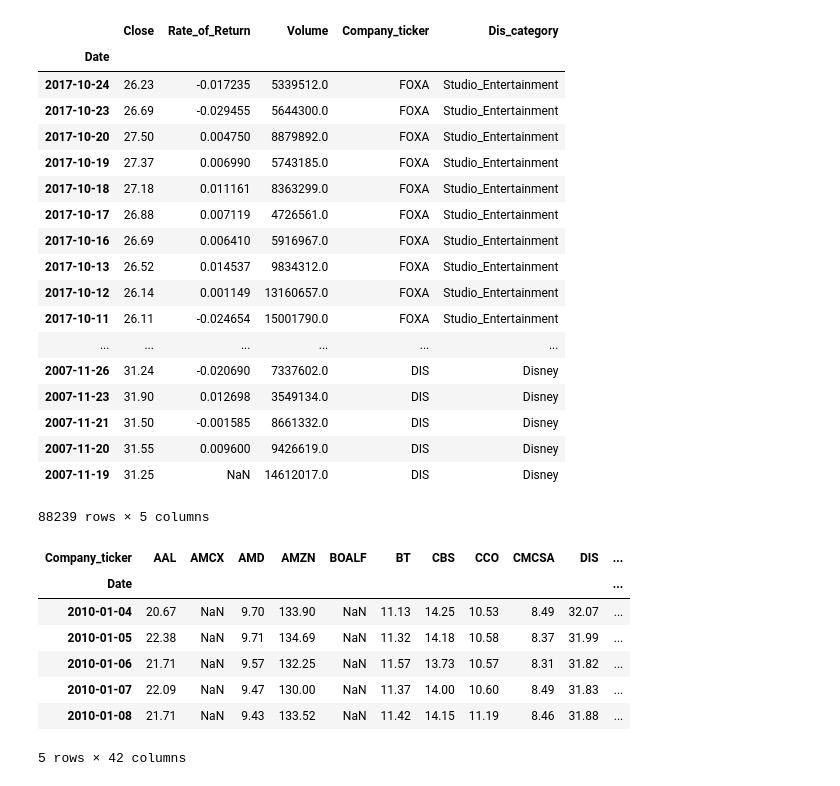
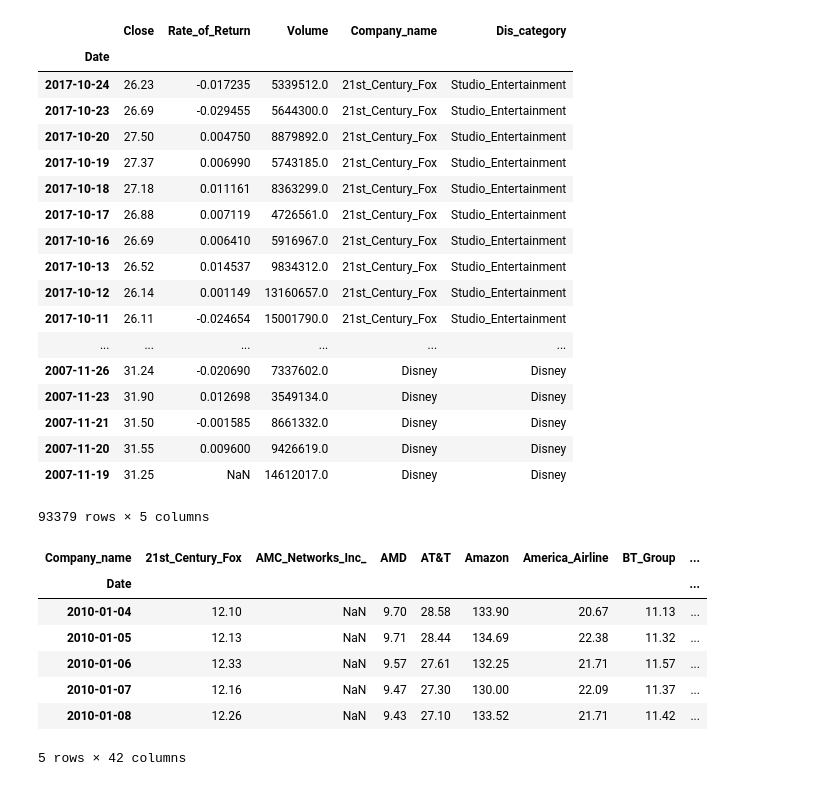
Before and after one commit to amyipliu/Project-Portfolio-, a Jupyter notebook: Clean Datas/Stock Price/Company_Stock - Hao Gong.ipynb, the cells around one changed output. Cells and saved outputs as stored; diff of their text form; code cells hidden in the pictures.

```diff
--- a/Clean Datas/Stock Price/Company_Stock - Hao Gong.ipynb
+++ b/Clean Datas/Stock Price/Company_Stock - Hao Gong.ipynb
@@ -7,51 +7,46 @@ import seaborn as sns
 import numpy as np
 
 df = pd.read_csv('company_stock.csv', index_col = 'Date', parse_dates=True)
-close_px = df['Close']#assign close price
-close_px.shift(-1)
-rets = close_px / close_px.shift(-1) - 1
-rets.head()
-df['Rate_of_Return'] = rets #add rets to df as a column
-df
-df1 = df.loc[:,['Close','Rate_of_Return','Volume','Company_ticker','Dis_category']]
+#df
+df1 = df.loc[:,['Close','Rate_of_Return','Volume','Company_name','Dis_category']]
 df1
 # %% [output]
-|  | Close | Rate_of_Return | Volume | Company_ticker | Dis_category |
+|  | Close | Rate_of_Return | Volume | Company_name | Dis_category |
 | Date |  |  |  |  |  |
-| 2017-10-24 | 26.23 | -0.017235 | 5339512.0 | FOXA | Studio_Entertainment |
-| 2017-10-23 | 26.69 | -0.029455 | 5644300.0 | FOXA | Studio_Entertainment |
-| 2017-10-20 | 27.50 | 0.004750 | 8879892.0 | FOXA | Studio_Entertainment |
-| 2017-10-19 | 27.37 | 0.006990 | 5743185.0 | FOXA | Studio_Entertainment |
-| 2017-10-18 | 27.18 | 0.011161 | 8363299.0 | FOXA | Studio_Entertainment |
-| 2017-10-17 | 26.88 | 0.007119 | 4726561.0 | FOXA | Studio_Entertainment |
-| 2017-10-16 | 26.69 | 0.006410 | 5916967.0 | FOXA | Studio_Entertainment |
-| 2017-10-13 | 26.52 | 0.014537 | 9834312.0 | FOXA | Studio_Entertainment |
-| 2017-10-12 | 26.14 | 0.001149 | 13160657.0 | FOXA | Studio_Entertainment |
-| 2017-10-11 | 26.11 | -0.024654 | 15001790.0 | FOXA | Studio_Entertainment |
+| 2017-10-24 | 26.23 | -0.017235 | 5339512.0 | 21st_Century_Fox | Studio_Entertainment |
+| 2017-10-23 | 26.69 | -0.029455 | 5644300.0 | 21st_Century_Fox | Studio_Entertainment |
+| 2017-10-20 | 27.50 | 0.004750 | 8879892.0 | 21st_Century_Fox | Studio_Entertainment |
+| 2017-10-19 | 27.37 | 0.006990 | 5743185.0 | 21st_Century_Fox | Studio_Entertainment |
+| 2017-10-18 | 27.18 | 0.011161 | 8363299.0 | 21st_Century_Fox | Studio_Entertainment |
+| 2017-10-17 | 26.88 | 0.007119 | 4726561.0 | 21st_Century_Fox | Studio_Entertainment |
+| 2017-10-16 | 26.69 | 0.006410 | 5916967.0 | 21st_Century_Fox | Studio_Entertainment |
+| 2017-10-13 | 26.52 | 0.014537 | 9834312.0 | 21st_Century_Fox | Studio_Entertainment |
+| 2017-10-12 | 26.14 | 0.001149 | 13160657.0 | 21st_Century_Fox | Studio_Entertainment |
+| 2017-10-11 | 26.11 | -0.024654 | 15001790.0 | 21st_Century_Fox | Studio_Entertainment |
 | ... | ... | ... | ... | ... | ... |
-| 2007-11-26 | 31.24 | -0.020690 | 7337602.0 | DIS | Disney |
-| 2007-11-23 | 31.90 | 0.012698 | 3549134.0 | DIS | Disney |
-| 2007-11-21 | 31.50 | -0.001585 | 8661332.0 | DIS | Disney |
-| 2007-11-20 | 31.55 | 0.009600 | 9426619.0 | DIS | Disney |
-| 2007-11-19 | 31.25 | NaN | 14612017.0 | DIS | Disney |
+| 2007-11-26 | 31.24 | -0.020690 | 7337602.0 | Disney | Disney |
+| 2007-11-23 | 31.90 | 0.012698 | 3549134.0 | Disney | Disney |
+| 2007-11-21 | 31.50 | -0.001585 | 8661332.0 | Disney | Disney |
+| 2007-11-20 | 31.55 | 0.009600 | 9426619.0 | Disney | Disney |
+| 2007-11-19 | 31.25 | NaN | 14612017.0 | Disney | Disney |
-88239 rows × 5 columns
+93379 rows × 5 columns
 # %%
 ###Analysis for all related companies###
 
 #close price
 test = pd.DataFrame(df1).reset_index()
-df1_pivot = test.pivot(index = 'Date', columns = 'Company_ticker', values = 'Close')
+df1_pivot = test.pivot(index = 'Date', columns = 'Company_name', values = 'Close')
 df1_pivot = df1_pivot.dropna(how = 'all')
 df1_pivot = df1_pivot['2010-01-01':'2017-12-24']
 df1_pivot.head()
 # %% [output]
-| Company_ticker | AAL | AMCX | AMD | AMZN | BOALF | BT | CBS | CCO | CMCSA | DIS | ... |
-| Date |  |  |  |  |  |  |  |  |  |  | ... |
-| 2010-01-04 | 20.67 | NaN | 9.70 | 133.90 | NaN | 11.13 | 14.25 | 10.53 | 8.49 | 32.07 | ... |
-| 2010-01-05 | 22.38 | NaN | 9.71 | 134.69 | NaN | 11.32 | 14.18 | 10.58 | 8.37 | 31.99 | ... |
-| 2010-01-06 | 21.71 | NaN | 9.57 | 132.25 | NaN | 11.57 | 13.73 | 10.57 | 8.31 | 31.82 | ... |
-| 2010-01-07 | 22.09 | NaN | 9.47 | 130.00 | NaN | 11.37 | 14.00 | 10.60 | 8.49 | 31.83 | ... |
-| 2010-01-08 | 21.71 | NaN | 9.43 | 133.52 | NaN | 11.42 | 14.15 | 11.19 | 8.46 | 31.88 | ... |
+| Company_name | 21st_Century_Fox | AMC_Networks_Inc_ | AMD | AT&T | Amazon | America_Airline | BT_Group | ... |
+| Date |  |  |  |  |  |  |  | ... |
+| 2010-01-04 | 12.10 | NaN | 9.70 | 28.58 | 133.90 | 20.67 | 11.13 | ... |
+| 2010-01-05 | 12.13 | NaN | 9.71 | 28.44 | 134.69 | 22.38 | 11.32 | ... |
+| 2010-01-06 | 12.33 | NaN | 9.57 | 27.61 | 132.25 | 21.71 | 11.57 | ... |
+| 2010-01-07 | 12.16 | NaN | 9.47 | 27.30 | 130.00 | 22.09 | 11.37 | ... |
+| 2010-01-08 | 12.26 | NaN | 9.43 | 27.10 | 133.52 | 21.71 | 11.42 | ... |
 5 rows × 42 columns
 # %%
 #plt.plot(df1_pivot)
```
Also changed, not shown: parts of 41 cells of this notebook.
